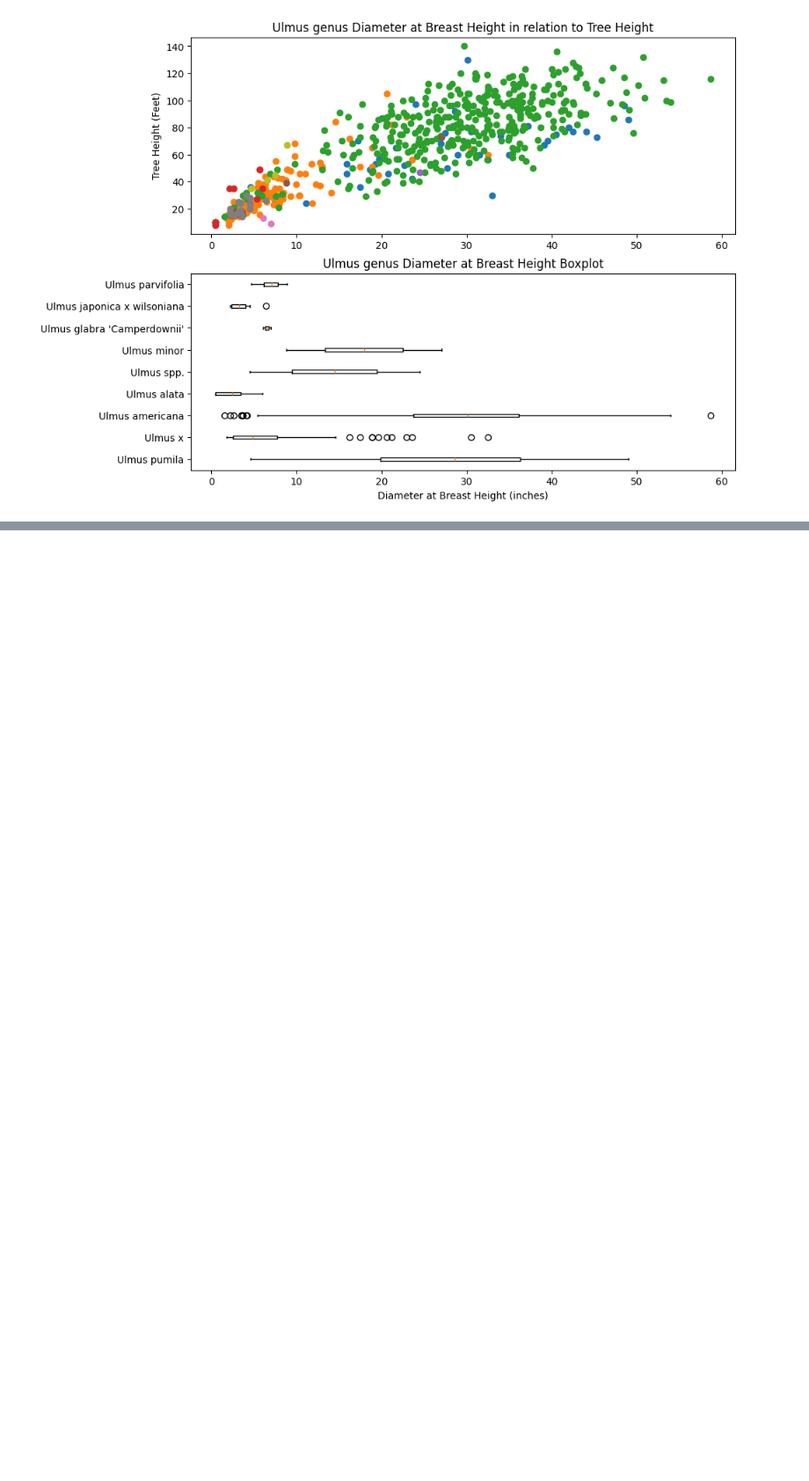
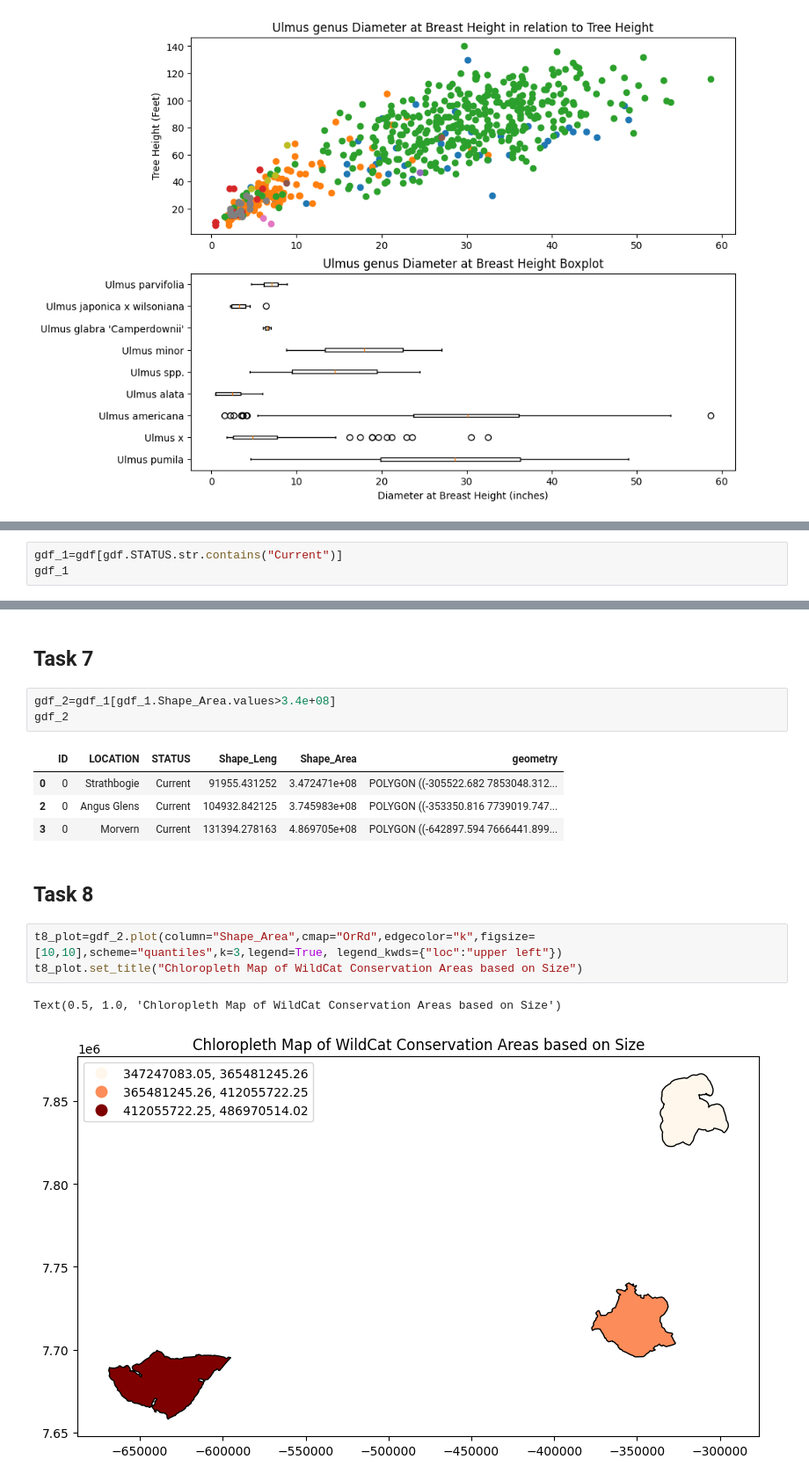
Before and after one commit to andrewlee1234567/lab2, a Jupyter notebook: assignment_2_AndrewLee.ipynb, the cells around one changed output, grey strips where cells are left out. Shown at 88% size. Saved outputs shown, nothing was run; the diff lists cells and outputs as text; blank space fills up the shorter version.

```diff
--- a/assignment_2_AndrewLee.ipynb
+++ b/assignment_2_AndrewLee.ipynb
@@ -182,0 +250,3 @@ Text(0.5, 1.0, 'Ulmus genus Diameter at Breast Height Boxplot')
+# %%
+gdf_1=gdf[gdf.STATUS.str.contains("Current")]
+gdf_1
@@ -182,0 +260,18 @@ Text(0.5, 1.0, 'Ulmus genus Diameter at Breast Height Boxplot')
+# %% [markdown]
+## Task 7
+# %%
+gdf_2=gdf_1[gdf_1.Shape_Area.values>3.4e+08]
+gdf_2
+# %% [output]
+|  | ID | LOCATION | STATUS | Shape_Leng | Shape_Area | geometry |
+| 0 | 0 | Strathbogie | Current | 91955.431252 | 3.472471e+08 | POLYGON ((-305522.682 7853048.312... |
+| 2 | 0 | Angus Glens | Current | 104932.842125 | 3.745983e+08 | POLYGON ((-353350.816 7739019.747... |
+| 3 | 0 | Morvern | Current | 131394.278163 | 4.869705e+08 | POLYGON ((-642897.594 7666441.899... |
+# %% [markdown]
+## Task 8
+# %%
+t8_plot=gdf_2.plot(column="Shape_Area",cmap="OrRd",edgecolor="k",figsize=[10,10],scheme="quantiles",k=3,legend=True, legend_kwds={"loc":"upper left"})
+t8_plot.set_title("Chloropleth Map of WildCat Conservation Areas based on Size")
+# %% [output]
+Text(0.5, 1.0, 'Chloropleth Map of WildCat Conservation Areas based on Size')
+[figure, added]
```
Also changed, not shown: parts of 22 cells of this notebook.
